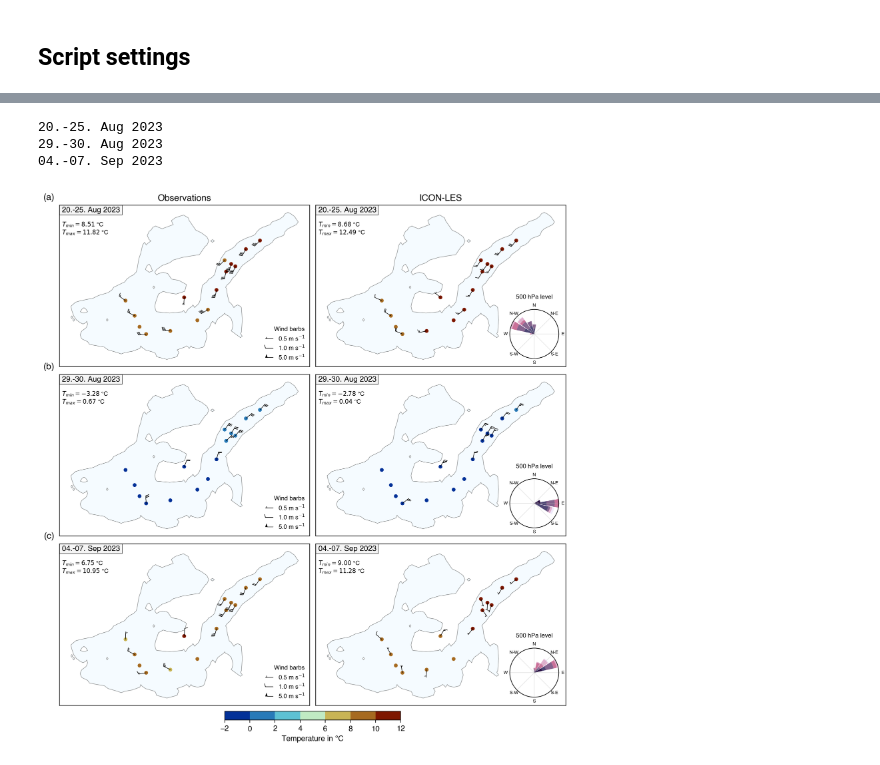
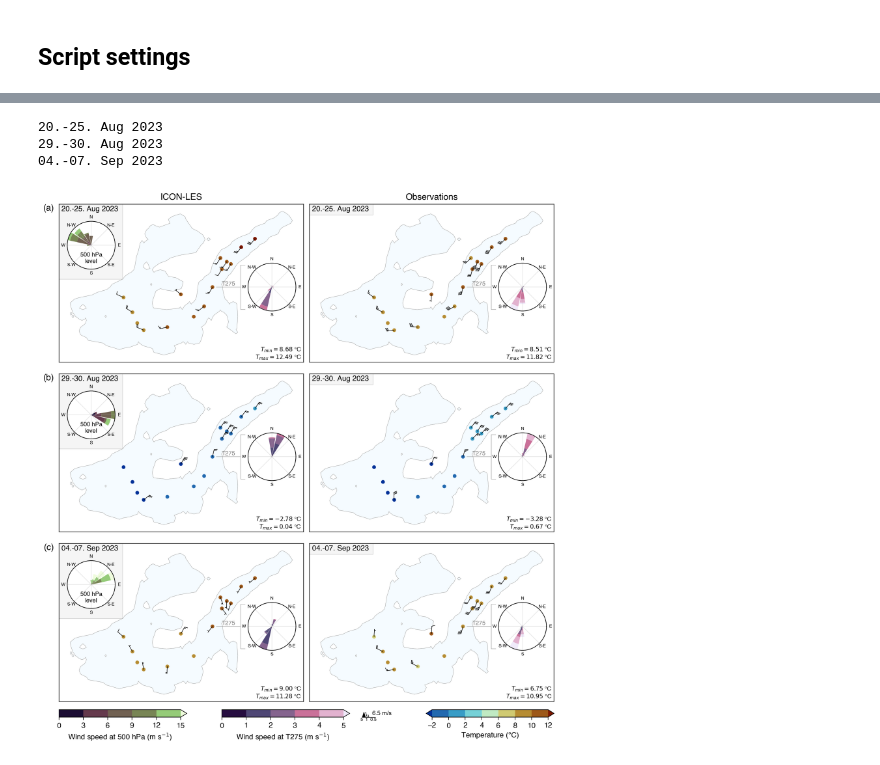
Before and after one commit to ClimLabTools/icon_validation, a Jupyter notebook: notebooks/fig_aws_icon_windmap.ipynb, the cells around one changed output, grey strips where cells are left out. Cells and saved outputs as stored; diff of their text form; code cells hidden in the pictures.

Commit message:
windmap plot v2 (code cleanup needed)

```diff
--- a/notebooks/fig_aws_icon_windmap.ipynb
+++ b/notebooks/fig_aws_icon_windmap.ipynb
@@ -104,13 +113,10 @@ df_v = get_df_from_nc(data_dir + file_obs, f'v{avg_suf}')
 df_i_u = get_df_from_nc(data_dir + file_icon, f'u_5m{avg_suf}')
 df_i_v = get_df_from_nc(data_dir + file_icon, f'v_5m{avg_suf}')
 
-# get wind vectors at 500hPa level (over T275 location) and calculate wind speed & direction
-df_i_u_syn = get_df_from_nc(data_dir + file_icon, 'u_500hPa', ['T275'])
-df_i_v_syn = get_df_from_nc(data_dir + file_icon, 'v_500hPa', ['T275'])
-
-df_500 = pd.DataFrame(index=df_i_u_syn.index)
-df_500['ws'] = wind_speed(df_i_u_syn['T275'].values * units('m/s'), df_i_v_syn['T275'].values * units('m/s'))
-df_500['wd'] = wind_direction(df_i_u_syn['T275'].values * units('m/s'), df_i_v_syn['T275'].values * units('m/s'))
+# calculate wind speed and direction at location T275 for wind rose plots
+df_wind_o = get_wind_for_loc(file_obs, f'{avg_suf}', 'T275')
+df_wind_i = get_wind_for_loc(file_icon, f'_5m{avg_suf}', 'T275')
+df_wind_i_500 = get_wind_for_loc(file_icon, f'_500hPa', 'T275')
 
 # get masks for valid records (= Observation and ICON data_in available)
 temp_mask = df_temp.notna() & df_i_temp.notna()
@@ -185,11 +209,16 @@ def plot_maps(ax_o, ax_i, str_from, str_to):
+# %%
+def get_discrete_cmap(cmap, bins, extend='neither'):
+    cmap = plt.get_cmap(cmap, len(bins)-1)
+    norm = BoundaryNorm(bins, cmap.N, extend=extend)
+    sm = plt.cm.ScalarMappable(norm=norm, cmap=cmap)
+    return cmap, norm, sm
 # %%
 #bi = dict(half=2.57222, full=5.144, flag=25.7222)
 # bi = dict(half=1, full=2, flag=10)
 bi = dict(half=.5, full=1, flag=5)
 
-bounds = range(-2,14,2) #[5,6,7,8,9,10]
-cmap = plt.get_cmap(cm.roma_r, len(bounds)-1)  # discrete viridis
-norm = BoundaryNorm(bounds, cmap.N)
+
+cmap, norm, sm = get_discrete_cmap(cm.roma_r, range(-2,13,2), 'both')
 
 fig, axs = plt.subplots(ncols=2, nrows=3, figsize=(12,14), sharex=True, sharey=True, dpi=200,
                         gridspec_kw={'hspace': -0.275, 'wspace': 0.025})
@@ -197,48 +226,59 @@ fig, axs = plt.subplots(ncols=2, nrows=3, figsize=(12,14), sharex=True, sharey=T
 # base map with glacier
 for ax in axs.flatten():
     rgi_hef.boundary.plot(ax=ax, lw=.6, color='grey', zorder=-10)
-    rgi_hef.plot(ax=ax, color='#d9f0ff',alpha=.25)
+    rgi_hef.plot(ax=ax, color='#f5fbff',alpha=1)
 
 # data_in for defined time frames
 plot_maps(axs[0][0], axs[0][1], '2023-08-20', '2023-08-25')
 plot_maps(axs[1][0], axs[1][1], '2023-08-29', '2023-08-30')
 plot_maps(axs[2][0], axs[2][1], '2023-09-04', '2023-09-07')
 
 # add column titles
-axs[0][0].set_title('Observations')
-axs[0][1].set_title('ICON-LES')
+axs[0][0].set_title('ICON-LES')
+axs[0][1].set_title('Observations')
 
 # remove tick labels
 for ax in axs.flat:
     ax.set_xticks([])
     ax.set_yticks([])
 
 
-#fig.colorbar(plt.cm.ScalarMappable(norm=norm, cmap=cmap), cax=cax, label='Temp. in °C')
-cbar = fig.colorbar(
-    plt.cm.ScalarMappable(norm=norm, cmap=cmap),
-    label='Temperature in °C',
-    ax=axs.ravel(),          # attach to ALL subplots
-    orientation='horizontal',
-    fraction=0.015,            # size of the colorbar
-    pad=0.01                  # distance from subplots
-)
+cax1 = fig.add_axes([0.125, 0.14, 0.2, 0.01])
+cax2a = fig.add_axes([0.38, 0.14, 0.2, 0.01])
+cax2b = fig.add_axes([0.59, 0.13, 0.04, 0.02])
+cax3 = fig.add_axes([0.70, 0.14, 0.2, 0.01])
+
+# colorbar for temperature
+fig.colorbar(sm, cax=cax3, orientation="horizontal", label='Temperature (°C)')
+
+
+# build discrete colormaps for windroses
+_,_,sm = get_discrete_cmap(cm.tokyo, np.arange(0,16,3), extend='max')
+fig.colorbar(sm, cax=cax1, orientation="horizontal", label='Wind speed at 500 hPa (m s$^{-1}$)', extend="max")
+
+_,_,sm = get_discrete_cmap(cm.acton, np.arange(0,6,1), extend='max')
+fig.colorbar(sm, cax=cax2a, orientation="horizontal", label='Wind speed at T275 (m s$^{-1}$)', extend="max")
+
+cax2b.barbs(0,0, sum(bi.values()),0, barb_increments=bi, length=6, lw=.5, pivot='middle')
+cax2b.text(0.015, 0.005, f'{sum(bi.values())} m/s', ha='left', va='bottom', fontsize=8)
+cax2b.text(-0.035, -0.0055, f'5  1  0.5', ha='left', va='top', fontsize=6)
+cax2b.set_axis_off()
 
 # panel letters
 for ax, letter in zip(axs[:, 0], string.ascii_lowercase):
     ax.text(
-        -0.02, 1.02, f'({letter})',
+        -0.02, 1, f'({letter})',
         transform=ax.transAxes,
         fontsize=12, fontweight='bold',
-        va='bottom', ha='right'
+        va='top', ha='right'
     )
 
 # save and show
-plt.savefig(fig_png_dir + f'HEF_AWS_ICON_windmap.png', dpi=150, bbox_inches = 'tight', pad_inches = 0)
-plt.savefig(fig_pdf_dir + f'HEF_AWS_ICON_windmap.pdf', dpi=300, bbox_inches = 'tight', pad_inches = 0)
+plt.savefig(fig_png_dir + f'HEF_AWS_ICON_windmap_v2.png', dpi=150, bbox_inches = 'tight', pad_inches = 0)
+plt.savefig(fig_pdf_dir + f'HEF_AWS_ICON_windmap_v2.pdf', dpi=300, bbox_inches = 'tight', pad_inches = 0)
 plt.show()
 # %% [output]
 20.-25. Aug 2023
 29.-30. Aug 2023
 04.-07. Sep 2023
-[figure, old version]
+[figure, new version]
```
Also changed, not shown: parts of 2 cells of this notebook.
